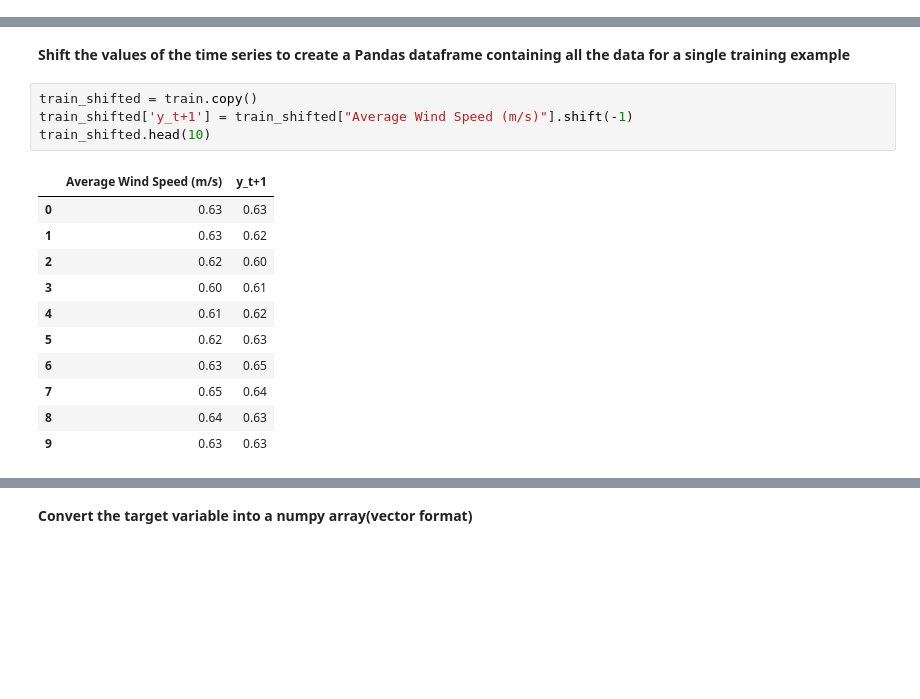
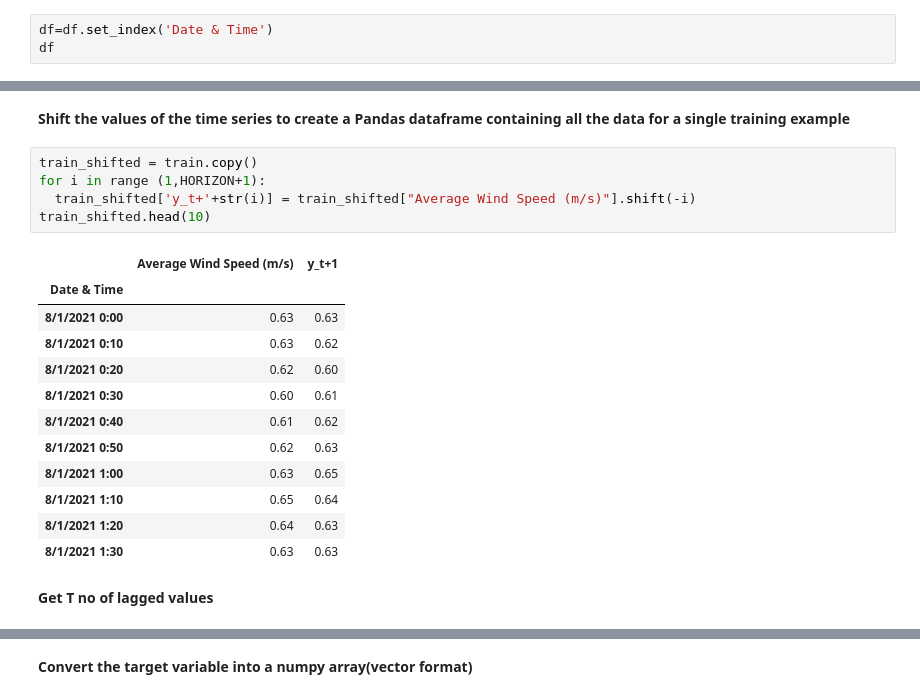
Before and after one commit to entc-17-fyp-20/WPF_Data_Visualization, a Jupyter notebook: CNN.ipynb, the cells around one changed output, grey strips where cells are left out. Saved outputs shown, nothing was run; the diff lists cells and outputs as text; blank space fills up the shorter version.

Commit message:
Make date and time as index Add some comments and descriptions.

```diff
--- a/CNN.ipynb
+++ b/CNN.ipynb
@@ -65,3 +78,6 @@ df
 | 4407 | 8/31/2021 23:50 | 10.90 |
 | 4408 | 9/1/2021 0:00 | 10.95 |
 4409 rows × 2 columns
+# %%
+df=df.set_index('Date & Time')
+df
@@ -173,20 +217,24 @@ plt.show()
 **Shift the values of the time series to create a Pandas dataframe containing all the data for a single training example**
 # %%
 train_shifted = train.copy()
-train_shifted['y_t+1'] = train_shifted["Average Wind Speed (m/s)"].shift(-1)
+for i in range (1,HORIZON+1):
+  train_shifted['y_t+'+str(i)] = train_shifted["Average Wind Speed (m/s)"].shift(-i)
 train_shifted.head(10)
 # %% [output]
 |  | Average Wind Speed (m/s) | y_t+1 |
-| 0 | 0.63 | 0.63 |
-| 1 | 0.63 | 0.62 |
-| 2 | 0.62 | 0.60 |
-| 3 | 0.60 | 0.61 |
-| 4 | 0.61 | 0.62 |
-| 5 | 0.62 | 0.63 |
-| 6 | 0.63 | 0.65 |
-| 7 | 0.65 | 0.64 |
-| 8 | 0.64 | 0.63 |
-| 9 | 0.63 | 0.63 |
+| Date & Time |  |  |
+| 8/1/2021 0:00 | 0.63 | 0.63 |
+| 8/1/2021 0:10 | 0.63 | 0.62 |
+| 8/1/2021 0:20 | 0.62 | 0.60 |
+| 8/1/2021 0:30 | 0.60 | 0.61 |
+| 8/1/2021 0:40 | 0.61 | 0.62 |
+| 8/1/2021 0:50 | 0.62 | 0.63 |
+| 8/1/2021 1:00 | 0.63 | 0.65 |
+| 8/1/2021 1:10 | 0.65 | 0.64 |
+| 8/1/2021 1:20 | 0.64 | 0.63 |
+| 8/1/2021 1:30 | 0.63 | 0.63 |
+# %% [markdown]
+**Get T no of lagged values**
 # %%
 for t in range(1, T+1):
     train_shifted['wind_speed_t-'+str(T-t)] = train_shifted["Average Wind Speed (m/s)"].shift(T-t)
```
Also changed, not shown: parts of 39 cells of this notebook.
